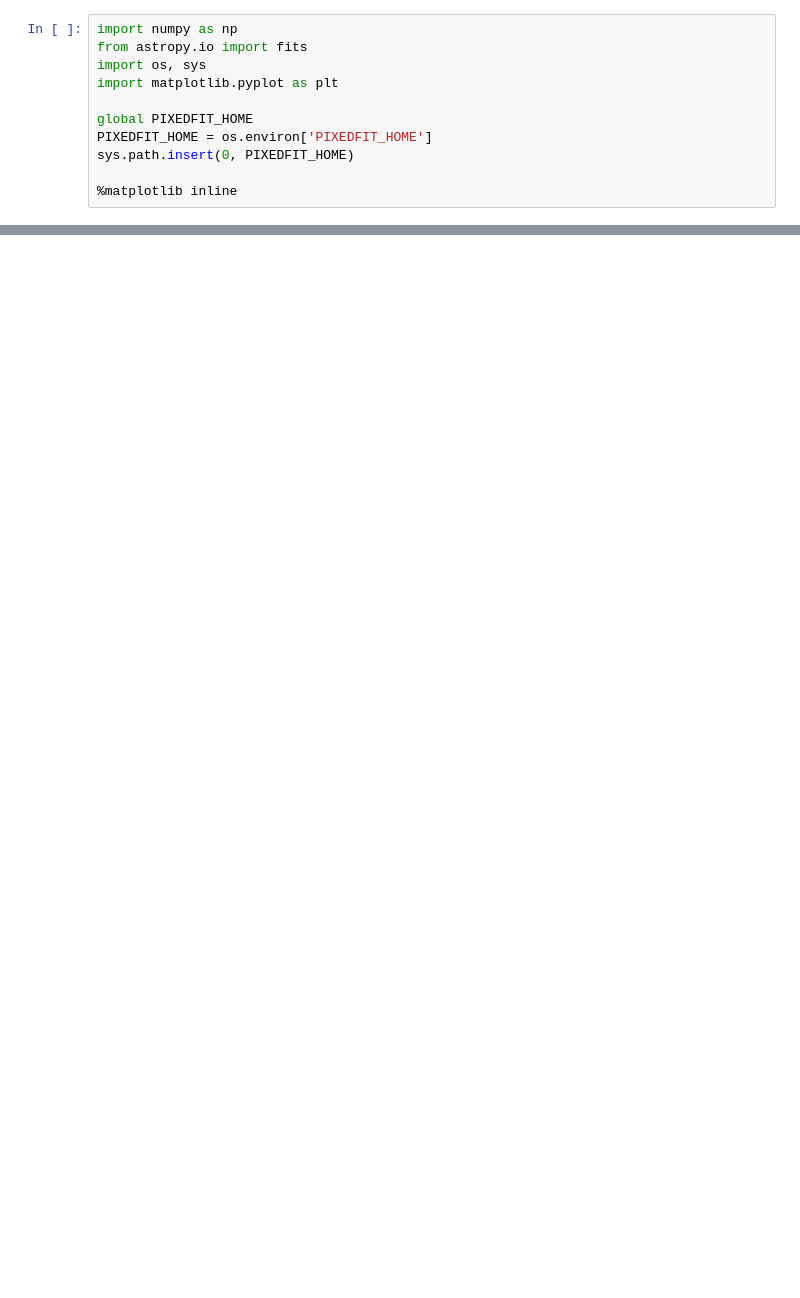
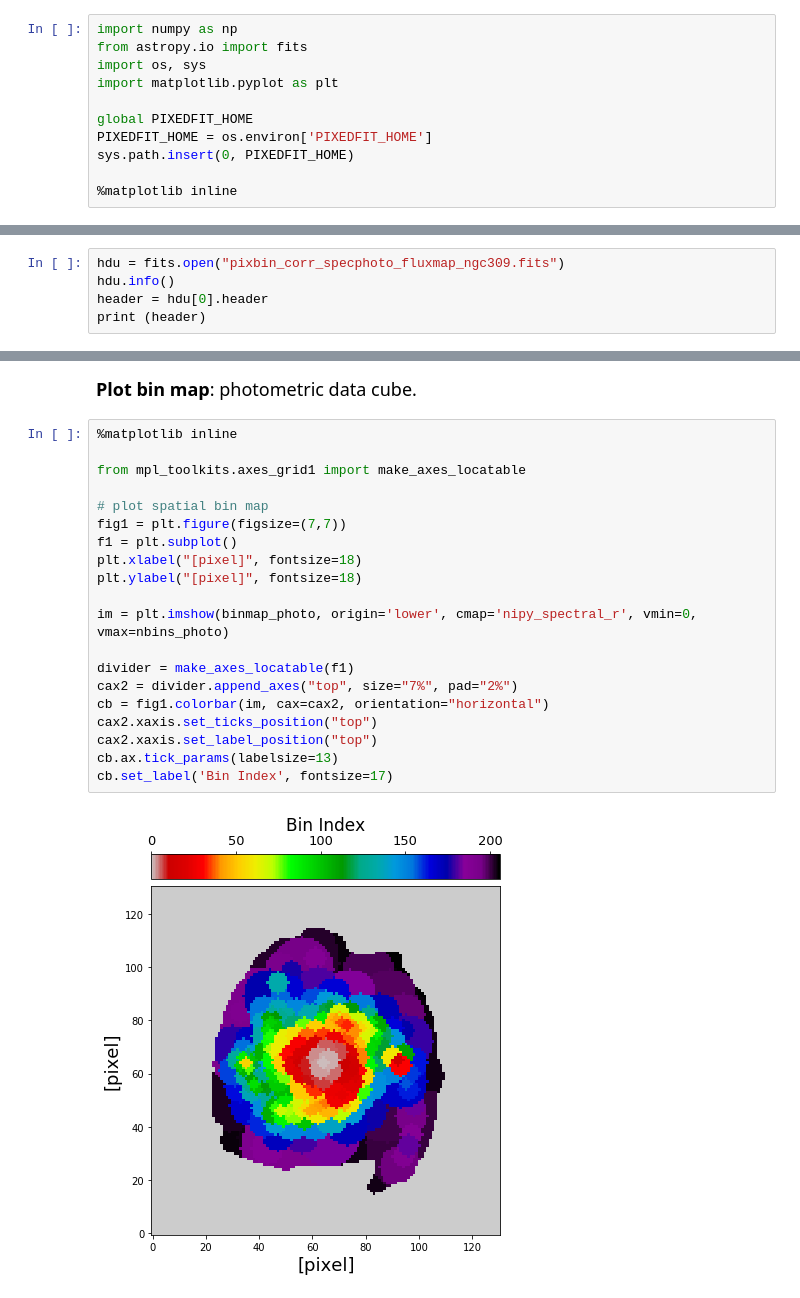
Before and after one commit to aabdurrouf/piXedfit, a Jupyter notebook: examples/FUVtoNIR_CALIFA/Step5_pixel_binning.ipynb, the cells around one changed output, grey strips where cells are left out. Cells and saved outputs as stored; diff of their text form; blank space fills up the shorter version.

```diff
--- a/examples/FUVtoNIR_CALIFA/Step5_pixel_binning.ipynb
+++ b/examples/FUVtoNIR_CALIFA/Step5_pixel_binning.ipynb
@@ -42,0 +39,5 @@ pixel_binning_photo(flux_map_fits=flux_map_fits, ref_band=ref_band,
+# %%
+hdu = fits.open("pixbin_corr_specphoto_fluxmap_ngc309.fits")
+hdu.info()
+header = hdu[0].header
+print (header)
@@ -42,0 +105,24 @@ pixel_binning_photo(flux_map_fits=flux_map_fits, ref_band=ref_band,
+# %% [markdown]
+<font size="4"> __Plot bin map__: photometric data cube. </font>
+# %%
+%matplotlib inline
+
+from mpl_toolkits.axes_grid1 import make_axes_locatable
+
+# plot spatial bin map
+fig1 = plt.figure(figsize=(7,7))
+f1 = plt.subplot()
+plt.xlabel("[pixel]", fontsize=18)
+plt.ylabel("[pixel]", fontsize=18)
+
+im = plt.imshow(binmap_photo, origin='lower', cmap='nipy_spectral_r', vmin=0, vmax=nbins_photo)
+
+divider = make_axes_locatable(f1)
+cax2 = divider.append_axes("top", size="7%", pad="2%")
+cb = fig1.colorbar(im, cax=cax2, orientation="horizontal")
+cax2.xaxis.set_ticks_position("top")
+cax2.xaxis.set_label_position("top")
+cb.ax.tick_params(labelsize=13)
+cb.set_label('Bin Index', fontsize=17)
+# %% [output]
+[figure, added]
```
Also changed, not shown: parts of 32 cells of this notebook, 19 other files.
